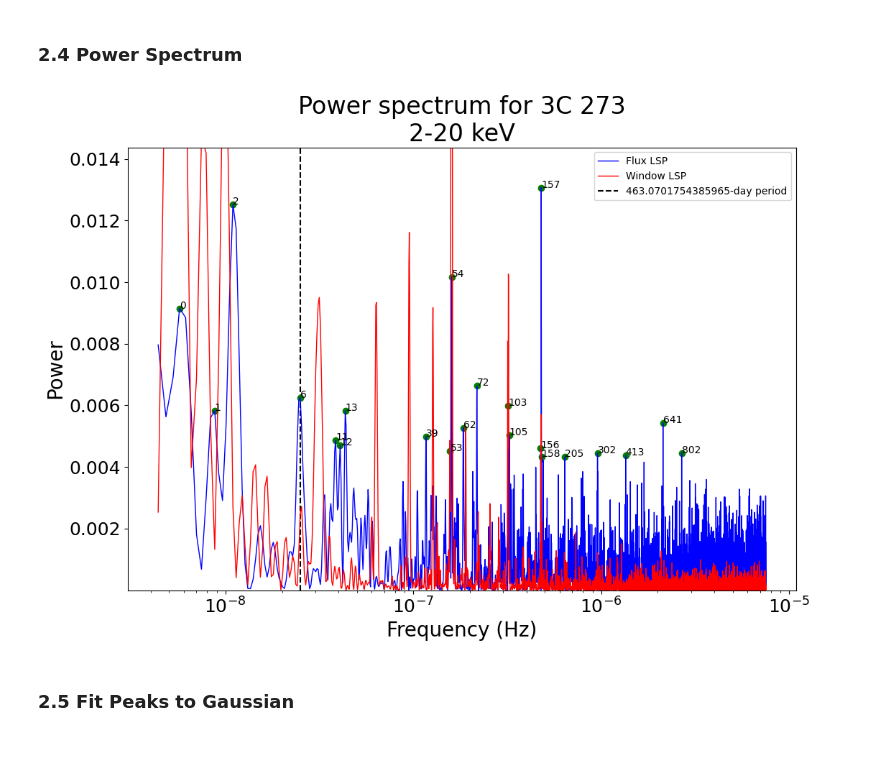
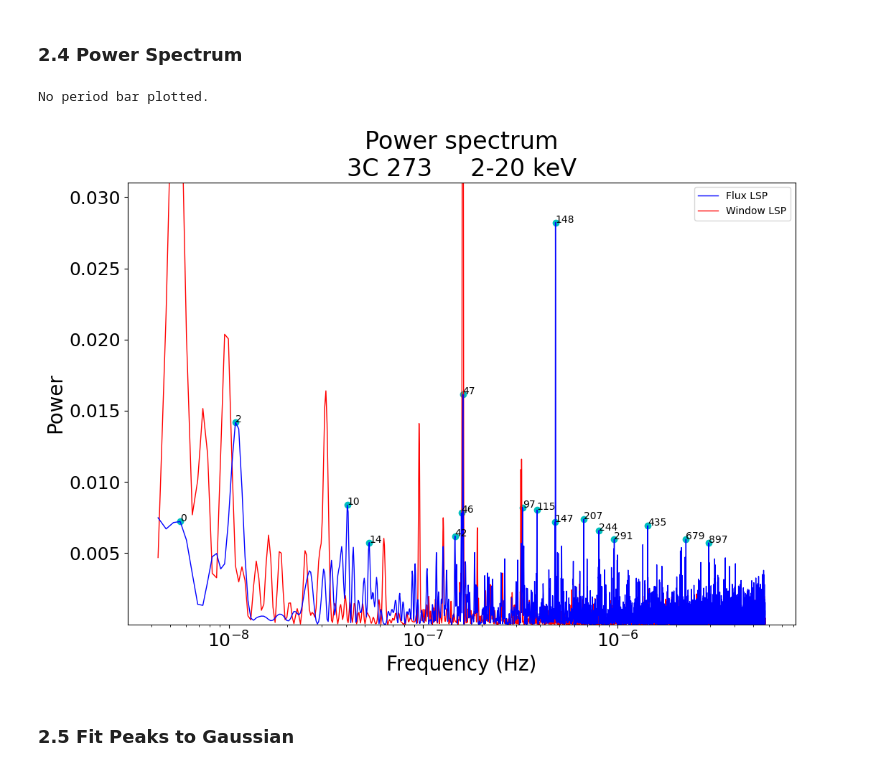
Before and after one commit to Beauremontt/AGN-Flux-Timing-Analysis, a Jupyter notebook: AGNFluxTimingAnalysis.ipynb, the cells around one changed output. Saved outputs shown, nothing was run; the diff lists cells and outputs as text; code cells hidden in the pictures.

```diff
--- a/AGNFluxTimingAnalysis.ipynb
+++ b/AGNFluxTimingAnalysis.ipynb
@@ -26,7 +26,7 @@ def display_data(prefix):
   plt.subplots(1, 1, figsize=(12, 8))
   plt.errorbar(x/86400, y, yerr=dy, fmt='_k', ecolor='c', elinewidth=1)
 
-  plt.title(f'{prefix} light curve for {flux_source}\n{band_label}', fontsize=24)
+  plt.title(f'{prefix} light curve\n{flux_source}     {band_label}', fontsize=24)
   plt.xlabel('MJD', fontsize=20)
   plt.ylabel('Flux', fontsize=20)
   plt.tick_params(labelsize=18)
@@ -137,13 +137,14 @@ if use_filter == True:
   dy = AGN[:, flux_column + 1]  # uncertainty
 
 
-  # determine data points to ignore
-  rm = []
+  # create array of signal-to-noise ratio
+  SNR = y/dy
+
+  # determine data points to filter
+  SNR_tolerance = 0.6 # @param {type:"number"}  cut-off for low S/N
+  rm = []  # array for points to remove
   for i in range(len(x)):
-    if y[i] < 0:  # checks for negative flux
-      rm.append(i)
-      continue
-    if dy[i] > 10**100:  # checks for low SNR flux PLACEHOLDER
+    if SNR[i] < SNR_tolerance:  # checks for low SNR (also negative y values)
       rm.append(i)
 
   # remove lines marked by filter
@@ -278,54 +296,74 @@ frequency (Hz)  4.79275e-07  1.09624e-08  1.60051e-07  5.70043e-09  2.17932e-07
 # @title  { form-width: "25%" }
 
 # period in days to be plotted as a vertical line on the power spectrum
-period_bar = 463.0701754385965 # @param {type:"raw"}
-if period_bar != (0 or None): frequency_bar = 1/(period_bar*86400)
+day_bar = None # @param {type:"raw"}
+
+# whether to label peaks
+  # have to disable this if you want to limit the graph
+label_peaks = True # @param {type:"boolean"}
+
+# scaling of the power axis on the power spectrum: either log or linear
+lsp_yscale = "linear" # @param {type:"string"}
+
+# whether to limit yscale to power min and slightly over power max
+default_ylim = True # @param {type:"boolean"}
 
 
 
 # set up values for Thomas test
-yy = 0 * x + 1  #Need to set the y values to one, in order to have the y axis be zero
+yy = 0 * x + 1  # Need to set the y values to one, in order to have the y axis be zero
 dyy = 0 * x + 42
 ffrequency, ppower = LombScargle(x, yy, dyy).autopower(minimum_frequency = minif_factor/Span, nyquist_factor = nyquist_factor)
 
 
 # plot of power spectrum
 plt.subplots(1,1,figsize=(12,8))
-plt.plot(frequency, power, 'b', linewidth=1, label='Flux LSP')
-#plt.scatter(frequency, power, 'b', label='Flux LSP')
-plt.plot(ffrequency, ppower,'r', linewidth=1, label='Window LSP')
+plt.plot(frequency, power, 'b', linewidth=1, label='Flux LSP', zorder=3)
+plt.plot(ffrequency, ppower,'r', linewidth=1, label='Window LSP', zorder=2)
 
-plt.xscale('log')
-plt.yscale('linear')
 
 # plot vertical line for scrubbing
-if period_bar != (0 or None):
-  plt.vlines(frequency_bar, np.min((power, ppower)), np.max((power, ppower)), 'k', 'dashed', f'{period_bar}-day period', zorder=1)
+if day_bar != 0 and day_bar != None:
+  frequency_bar = 1/(day_bar*86400)
+  plt.axvline(x=frequency_bar, color='k', linestyle='dashed', label=f'{day_bar}-day period', zorder=1)
+  #plt.vlines(frequency_bar, np.min((power, ppower)), np.max((power, ppower)), 'k', 'dashed', f'{day_bar}-day period', zorder=1)
+else: print("No period bar plotted.\n")
+
 
 # plot notable peaks
-high_peaks = sorted_peaks[:round(0.01*len(peaks))]  # pick out peaks indices of top 1% of peaks
-idx_high = peaks[high_peaks]  # peaks indices to LSP indices
-plt.scatter(frequency[idx_high], power[idx_high], color='g')  # places green dots on graph
-for i in range(len(idx_high)):  # label green dots with peaks index
-  plt.text(frequency[idx_high[i]], power[idx_high[i]], str(high_peaks[i]))
+if label_peaks == True:
+  high_peaks = sorted_peaks[:round(0.01*len(peaks))]  # pick out peaks indices of top 1% of peaks
+  idx_high = peaks[high_peaks]  # peaks indices to LSP indices
+  plt.scatter(frequency[idx_high], power[idx_high], color='c')  # places green dots on graph
+  for i in range(len(idx_high)):  # label green dots with peaks index
+    plt.text(frequency[idx_high[i]], power[idx_high[i]], str(high_peaks[i]))
+
 
 # plot labels
-plt.title(f'Power spectrum for {flux_source}\n{band_label}', fontsize=24)
+plt.title(f'Power spectrum\n{flux_source}     {band_label}', fontsize=24)
 plt.xlabel("Frequency (Hz)", fontsize=20)
 plt.ylabel('Power', fontsize=20)
 plt.tick_params(labelsize=18)
 plt.legend()
 
-# plot limits
+# scaling of plot
+plt.xscale('log')
+plt.yscale(lsp_yscale)
+
+# limits of plot
   # give limits in the form "(lower, upper)", or leave blank
-lsp_xlim = None  # @param {type:"raw"}
-if lsp_xlim != None: plt.xlim(lsp_xlim)
-lsp_ylim = (min(power), 1.1*max(power))  # @param {type:"raw"}
+lsp_ylim = None  # @param {type:"raw"}
+if default_ylim == True: lsp_ylim = (min(power), 1.1*max(power))
 if lsp_ylim != None: plt.ylim(lsp_ylim)
 
+lsp_xlim =    None  # @param {type:"raw"}
+if lsp_xlim != None: plt.xlim(lsp_xlim)
+
+
 plt.show()
 # %% [output]
+No period bar plotted.
-[figure, old version]
+[figure, new version]
 # %% [markdown]
 ### 2.5 Fit Peaks to Gaussian
 # %%
```
Also changed, not shown: parts of 6 cells of this notebook.
